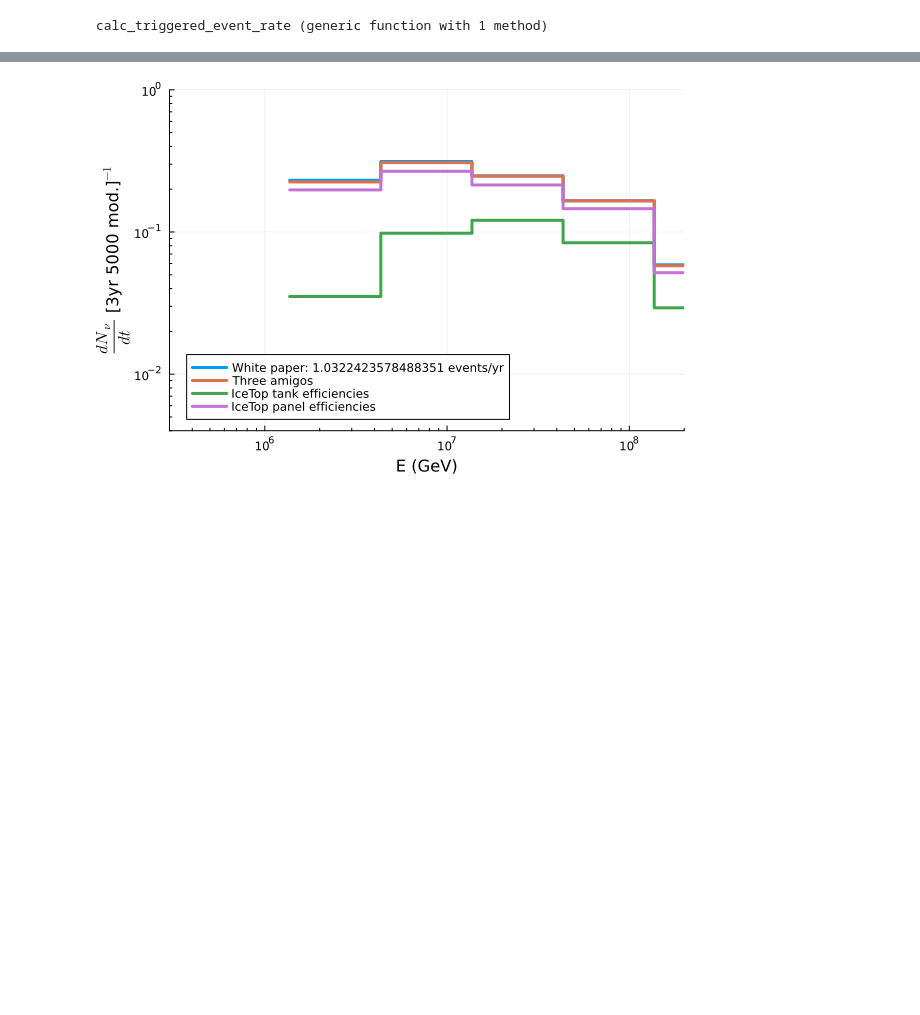
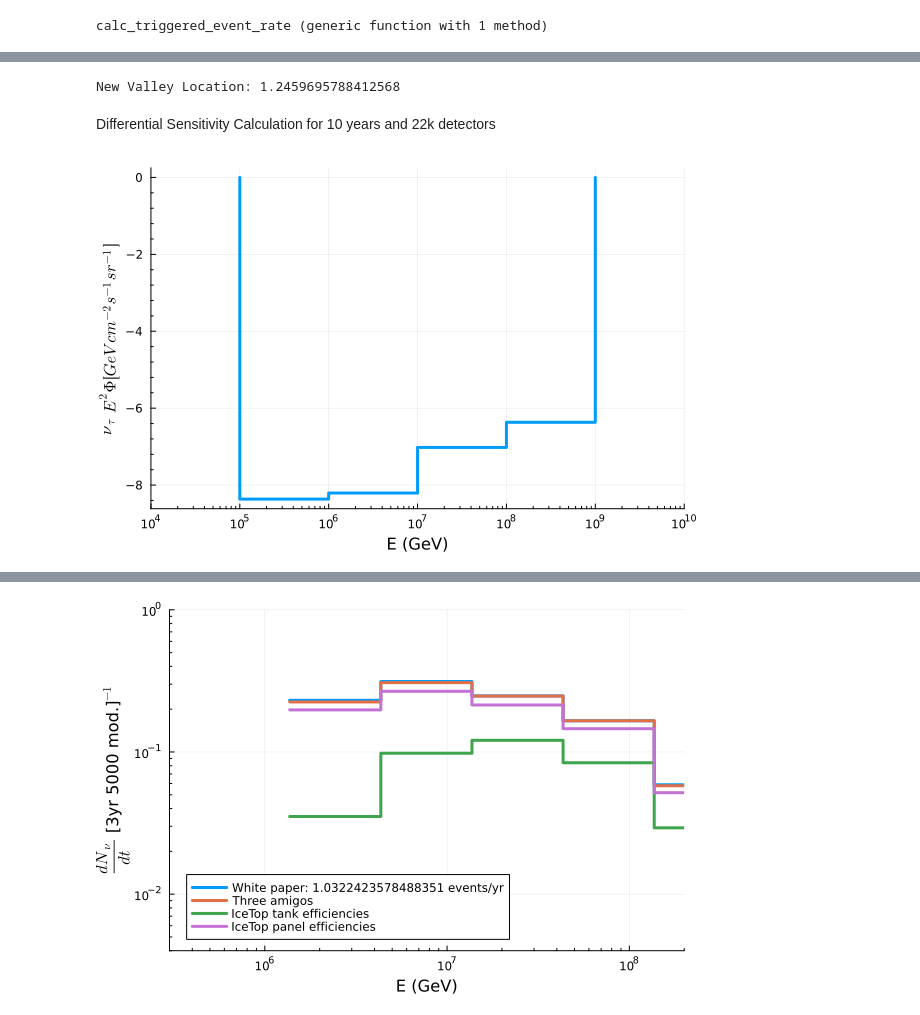
Before and after one commit to Harvard-Neutrino/TAMBO-MC, a Jupyter notebook: notebooks/triggered_effective_areas.ipynb, the cells around one changed output, grey strips where cells are left out. Cells and saved outputs as stored; diff of their text form; code cells hidden in the pictures; blank space fills up the shorter version.

```diff
--- a/notebooks/triggered_effective_areas.ipynb
+++ b/notebooks/triggered_effective_areas.ipynb
@@ -125,0 +89,71 @@ y
+# %%
+all_events = Vector{Tambo.InjectionEvent}()
+#det config has to be configured
+for file in files
+    triggered_events = load(file)["2000.0_150.0"]
+    append!(all_events, triggered_events)
+end
+
+all_rates = calc_triggered_event_rate(all_events)
+
+events_per_3years_5kdetectors = sum(all_rates) * 1 * (5000/nmodules) * 3 * 10^7.5 * units.second
+
+println("New Valley Location: $(events_per_3years_5kdetectors)")
+# %% [output]
+New Valley Location: 1.2459695788412568
+# %% [markdown]
+Differential Sensitivity Calculation for 10 years and 22k detectors
+# %%
+edges = 10 .^ (13:1:18)
+cents = 10 .^ ((log10.(edges[1:end-1]) .+ log10.(edges[2:end])) / 2)
+norm_factors = []
+
+for (idx,edge) in enumerate(edges[1:end-1])
+    # println("edge: ", edge)
+    binned_events = filter(x-> x.initial_state.energy .> edges[idx] && x.initial_state.energy .< edges[idx+1], all_events)
+    # println(length(binned_events))
+    if length(binned_events) == 0
+        continue
+    end
+    energies = [binned_events[i].initial_state.energy for i in 1:length(binned_events)]
+    rates = diff_sens_calc(binned_events, energies, 1)
+    norm_factor = 1 /  sum(rates * 1 * (22000/nmodules) * 10 * 10^7.5 * units.second)
+    # println("norm_factors: ", norm_factor)
+    push!(norm_factors,norm_factor)
+    # println("rate: ", norm_factor * sum(rates * 1 * (22000/nmodules) * 10 * 10^7.5 * units.second))
+    # println("rate: ", norm_factor * 1e-18)
+end
+
+diff_sens = 1e-18 .* norm_factors
+
+
+plt = plot(
+    xscale=:log,
+    # yscale=:log,
+    xlabel="E (GeV)",
+    xminorticks=true,
+    yminorticks=true,
+    ylabel="\$ \\nu_{\\tau}\$ \$E^{2}\\Phi [GeV cm^{-2} s^{-1} sr^{-1}]\$",
+    xlimits=(1e4, 1e10),
+    #ylimits=(1e-20, 1e-8),
+    legend=:topleft,
+    size=(600, 400)
+)
+
+edges = 10 .^ (14:1:18)
+cents = 10 .^ ((log10.(edges[1:end-1]) .+ log10.(edges[2:end])) / 2)
+#hist_three = fit(Histogram, unique(all_events["initial_state"]["energy"]), Weights((all_events["initial_state"]["energy"]).^2 .* (1.8e-18)), edges)
+
+plot!(
+    plt,
+    edges / units.GeV,
+    log.(10, (cents / units.GeV) .^ 2 .* diff_sens),
+    # hist_three.weights .*norm_factors,
+    linetype=:stepbins,
+    label="",
+    lw=3
+    )
+
+display(plt)
+# %% [output]
+[figure, added]
```
Also changed, not shown: parts of 21 cells of this notebook, 7 other files.
